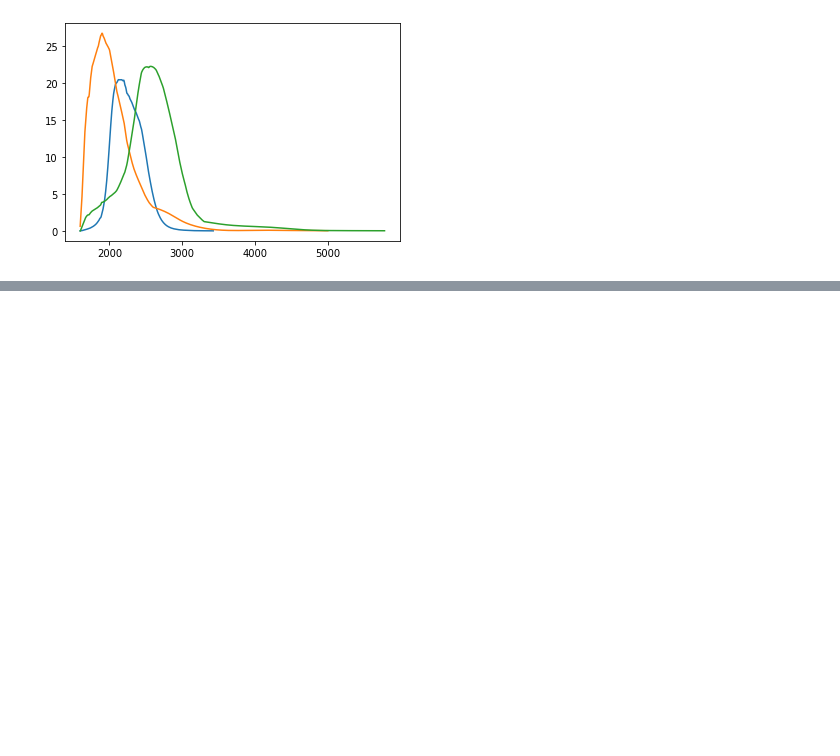
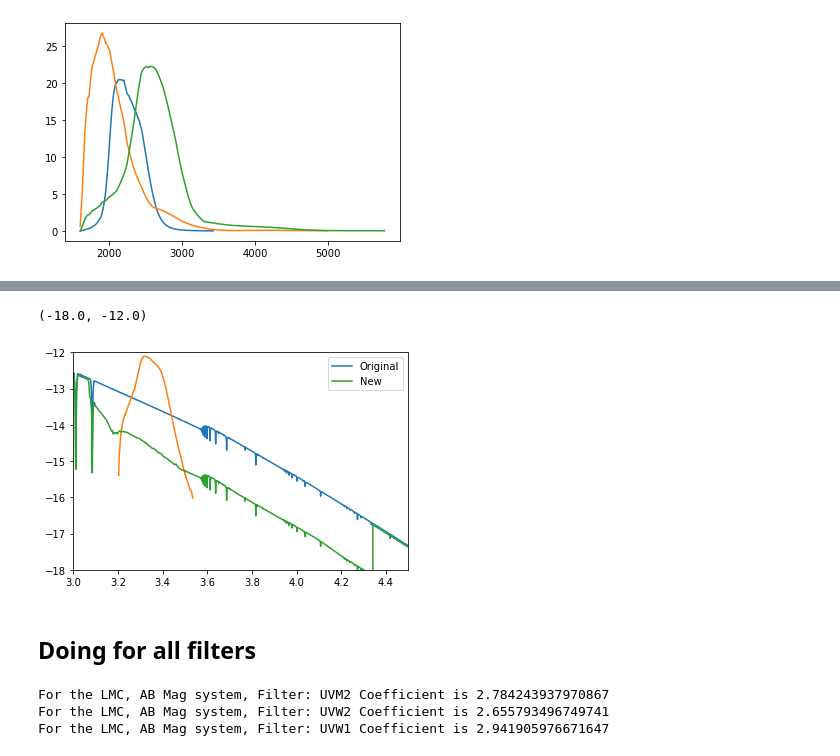
Before and after one commit to AstroLudwig/FoesHackSession, a Jupyter notebook: Hack2/Exploration.ipynb, the cells around one changed output, grey strips where cells are left out. Saved outputs shown, nothing was run; the diff lists cells and outputs as text; code cells hidden in the pictures; blank space fills up the shorter version.

```diff
--- a/Hack2/Exploration.ipynb
+++ b/Hack2/Exploration.ipynb
@@ -29,0 +139,9 @@ spec
+# %%
+
+
+#Interpolate spectrum and response to save wavelengths:
+response2 = np.interp(wave,response_wave,response,left=0.0,right=0.0)
+Newflux_int = np.trapz(NewSpec*response2,x=wave)/np.trapz(response2,x=wave)
+
+uvm2_zeropt = 2.1583e-8
+Newmag = -2.5*np.log10(Newflux_int/uvm2_zeropt)
@@ -29,0 +152,64 @@ spec
+# %%
+plt.plot(np.log10(wave),np.log10(flux),label="Original")
+plt.plot(np.log10(wave),np.log10(flux*response2))
+plt.plot(np.log10(wave),np.log10(NewSpec),label="New")
+plt.legend()
+plt.xlim(3,4.5)
+plt.ylim(-18,-12)
+# %% [output]
+(-18.0, -12.0)
+[figure, added]
+# %% [markdown]
+## Doing for all filters
+# %%
+def get_interpolated_gordon_function(gordon,interp_wav):
+    wav = (np.array(1 / gordon["wav_micron^-1"]) * u.micron).to(u.Angstrom)
+    ext = gordon["A(lambda)/A(V)"]
+    val = 0.1
+    new_gordon = np.interp(interp_wav,np.flip(wav.value),ext,left=val,right=val)
+    return new_gordon
+
+def synth_ext(zeropt,Model,Filter,Ext_Curve):
+    wave = Model['lambda']
+    flux = Model['flux']
+    response_wave = Filter['Wavelength']
+    response = Filter['Response']
+
+    #Interpolate spectrum and response to save wavelengths:
+    response2 = np.interp(wave,response_wave,response,left=0.0,right=0.0)
+    flux_int = np.trapz(flux*response2,x=wave)/np.trapz(response2,x=wave)
+    mag = -2.5*np.log10(flux_int/zeropt)
+
+    #Calculate NewSpec
+    new_gordon = get_interpolated_gordon_function(Ext_Curve, wave)
+    Av = 1
+    A_lambda = new_gordon * Av
+    NewSpec = flux/10.**(0.4*A_lambda)
+
+    #Interpolate spectrum and response to save wavelengths:
+    response2 = np.interp(wave,response_wave,response,left=0.0,right=0.0)
+    Newflux_int = np.trapz(NewSpec*response2,x=wave)/np.trapz(response2,x=wave)
+
+    Newmag = -2.5*np.log10(Newflux_int/zeropt)
+    return Newmag - mag
+
+lmc_ext_curve = pd.read_csv("Data/ExtinctionCurve/lmc_avg_ext.dat",skiprows=7,sep="\s+",names=["wav_micron^-1","A(lambda)/A(V)","unc"])
+Model = pd.read_csv('Data/SpectralModels/SED_grid_006_m1_2.txt',skiprows=4,header=None,delimiter="\t",names=['lambda','flux'])
+uvm2_filter = pd.read_csv('Data/Filters/Swift_UVOT.UVM2.dat',header=None,names = ['Wavelength','Response'],delimiter="\s+")
+uvw2_filter = pd.read_csv('Data/Filters/Swift_UVOT.UVW2.dat',header=None,names = ['Wavelength','Response'],delimiter="\s+")
+uvw1_filter = pd.read_csv('Data/Filters/Swift_UVOT.UVW1.dat',header=None,names = ['Wavelength','Response'],delimiter="\s+")
+filters = [uvm2_filter,uvw2_filter,uvw1_filter]
+filtnames=['UVM2','UVW2','UVW1']
+uvm2_zeropt = 2.1583e-8 # For AB System
+uvw2_zeropt = 2.50225e-8
+uvw1_zeropt = 1.5109e-8
+zeropt = [uvm2_zeropt,uvw2_zeropt,uvw1_zeropt]
+
+
+for zero,Filter,name in zip(zeropt,filters,filtnames):
+    coeff = synth_ext(zero,Model,Filter,lmc_ext_curve)
+    print(f"For the LMC, AB Mag system, Filter: {name} Coefficient is {coeff}")
+# %% [output]
+For the LMC, AB Mag system, Filter: UVM2 Coefficient is 2.784243937970867
+For the LMC, AB Mag system, Filter: UVW2 Coefficient is 2.655793496749741
+For the LMC, AB Mag system, Filter: UVW1 Coefficient is 2.941905976671647
```
Also changed, not shown: parts of 15 cells of this notebook.
